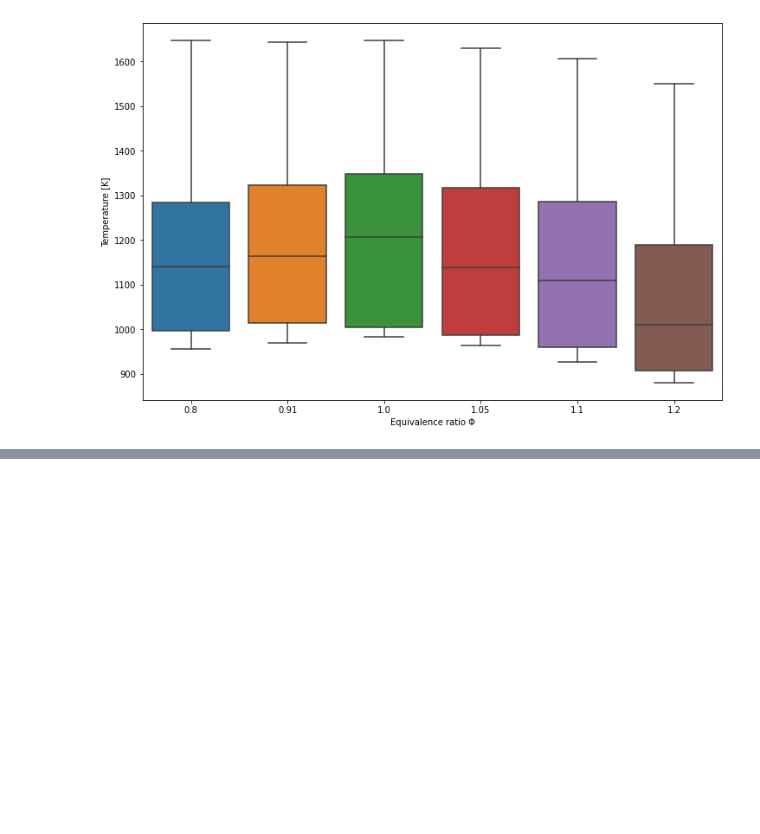
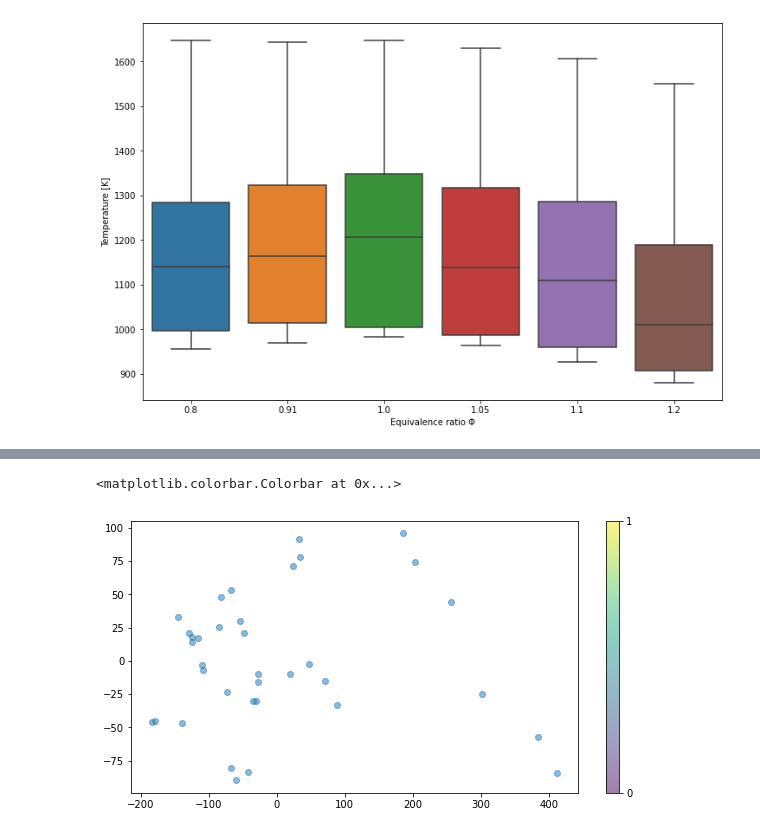
Before and after one commit to alesspiscopo/Data-Driven-MILD, a Jupyter notebook: Benzene.ipynb, the cells around one changed output, grey strips where cells are left out. Drawn from its saved outputs; the diff is of its cells as text; code cells hidden in the pictures; blank space fills up the shorter version.

```diff
--- a/Benzene.ipynb
+++ b/Benzene.ipynb
@@ -155,0 +223,8 @@ Text(0, 0.5, 'Temperature [K]')
+# %%
+#to verify
+fig = plt.figure(figsize=(10,5))
+scat = plt.scatter(Z_vast[:,0], Z_vast[:,1], cmap=plt.cm.get_cmap('tab10', 3), alpha=0.5)
+plt.colorbar(scat, ticks=[0,1,2])
+# %% [output]
+<matplotlib.colorbar.Colorbar at 0x...>
+[figure, added]
```
Also changed, not shown: parts of 12 cells of this notebook.
